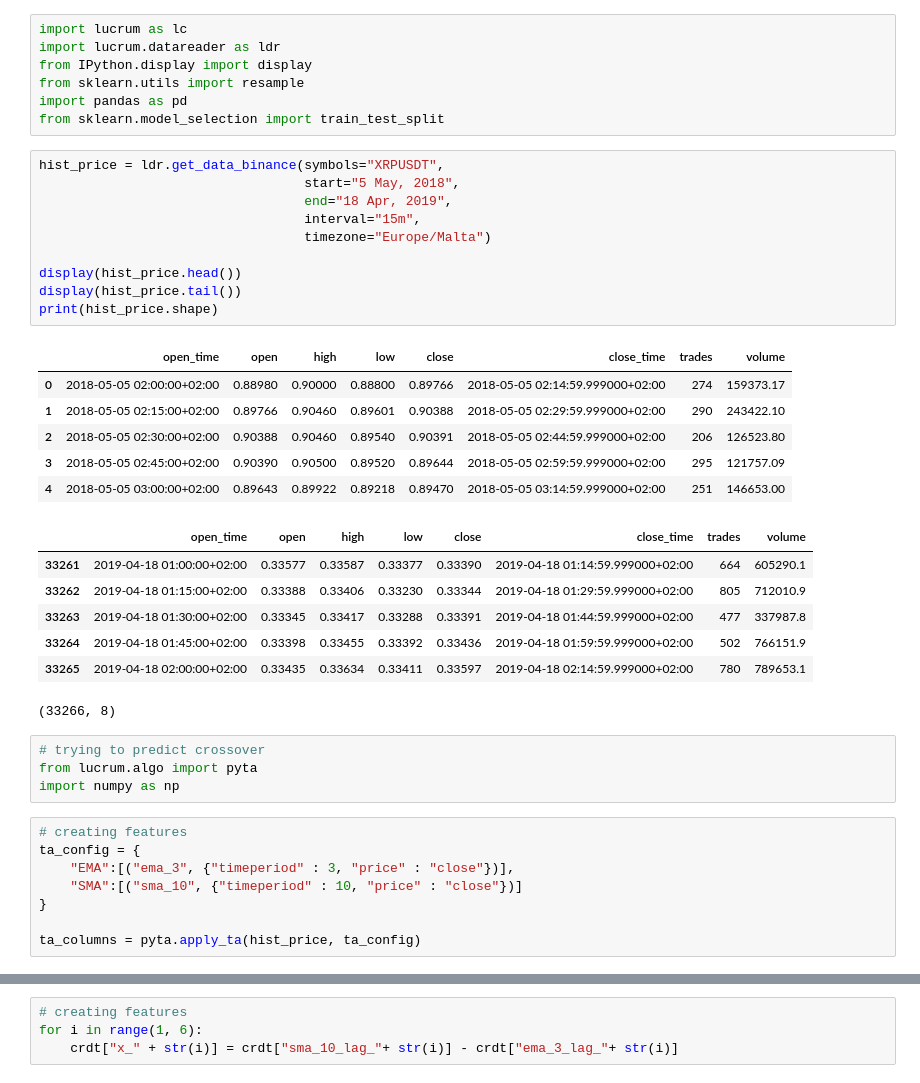
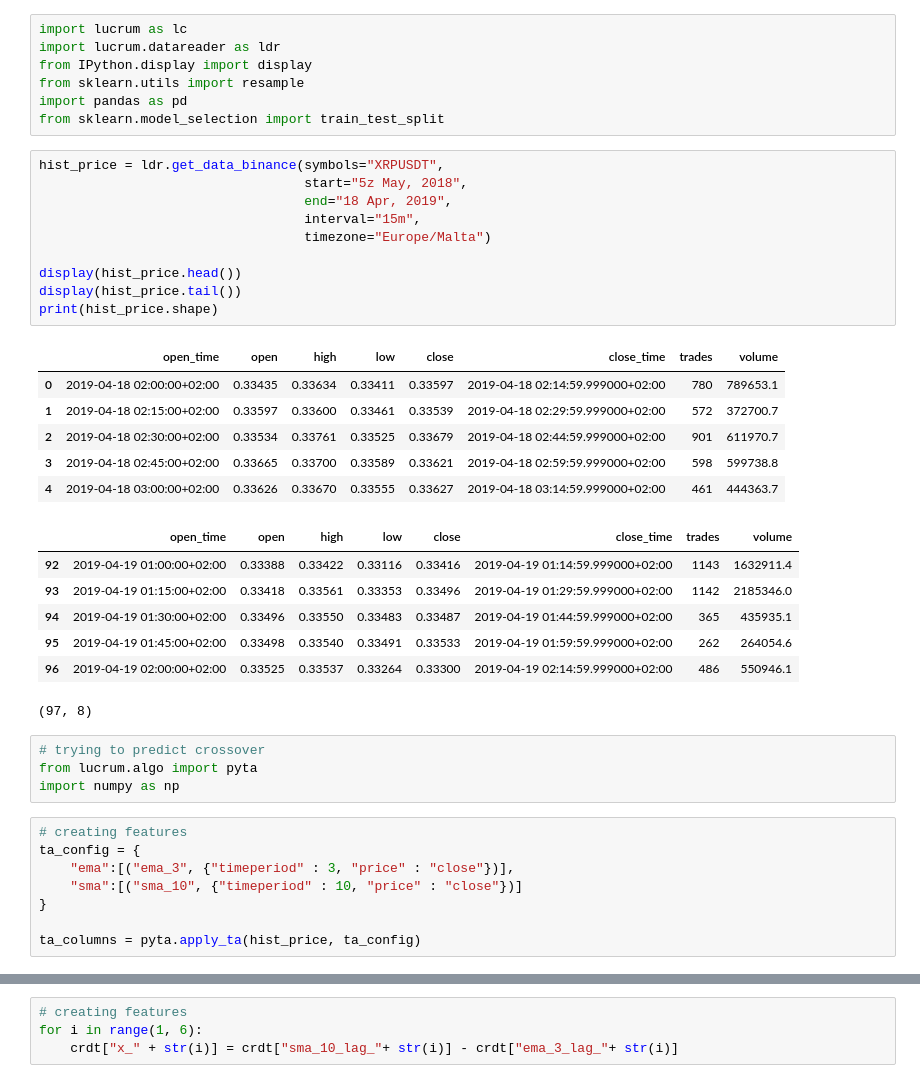
Before and after one commit to achmand/ari5123_assignment, a Jupyter notebook: src/Playground.ipynb, the cells around one changed output, grey strips where cells are left out. Drawn from its saved outputs; the diff is of its cells as text.

```diff
--- a/src/Playground.ipynb
+++ b/src/Playground.ipynb
@@ -7,28 +7,28 @@ import pandas as pd
 from sklearn.model_selection import train_test_split
 # %%
 hist_price = ldr.get_data_binance(symbols="XRPUSDT",
-                                  start="5 May, 2018",
+                                  start="5z May, 2018",
                                   end="18 Apr, 2019",
                                   interval="15m",
                                   timezone="Europe/Malta")
 
 display(hist_price.head())
 display(hist_price.tail())
 print(hist_price.shape)
 # %% [output]
 |  | open_time | open | high | low | close | close_time | trades | volume |
-| 0 | 2018-05-05 02:00:00+02:00 | 0.88980 | 0.90000 | 0.88800 | 0.89766 | 2018-05-05 02:14:59.999000+02:00 | 274 | 159373.17 |
-| 1 | 2018-05-05 02:15:00+02:00 | 0.89766 | 0.90460 | 0.89601 | 0.90388 | 2018-05-05 02:29:59.999000+02:00 | 290 | 243422.10 |
-| 2 | 2018-05-05 02:30:00+02:00 | 0.90388 | 0.90460 | 0.89540 | 0.90391 | 2018-05-05 02:44:59.999000+02:00 | 206 | 126523.80 |
-| 3 | 2018-05-05 02:45:00+02:00 | 0.90390 | 0.90500 | 0.89520 | 0.89644 | 2018-05-05 02:59:59.999000+02:00 | 295 | 121757.09 |
-| 4 | 2018-05-05 03:00:00+02:00 | 0.89643 | 0.89922 | 0.89218 | 0.89470 | 2018-05-05 03:14:59.999000+02:00 | 251 | 146653.00 |
+| 0 | 2019-04-18 02:00:00+02:00 | 0.33435 | 0.33634 | 0.33411 | 0.33597 | 2019-04-18 02:14:59.999000+02:00 | 780 | 789653.1 |
+| 1 | 2019-04-18 02:15:00+02:00 | 0.33597 | 0.33600 | 0.33461 | 0.33539 | 2019-04-18 02:29:59.999000+02:00 | 572 | 372700.7 |
+| 2 | 2019-04-18 02:30:00+02:00 | 0.33534 | 0.33761 | 0.33525 | 0.33679 | 2019-04-18 02:44:59.999000+02:00 | 901 | 611970.7 |
+| 3 | 2019-04-18 02:45:00+02:00 | 0.33665 | 0.33700 | 0.33589 | 0.33621 | 2019-04-18 02:59:59.999000+02:00 | 598 | 599738.8 |
+| 4 | 2019-04-18 03:00:00+02:00 | 0.33626 | 0.33670 | 0.33555 | 0.33627 | 2019-04-18 03:14:59.999000+02:00 | 461 | 444363.7 |
 |  | open_time | open | high | low | close | close_time | trades | volume |
-| 33261 | 2019-04-18 01:00:00+02:00 | 0.33577 | 0.33587 | 0.33377 | 0.33390 | 2019-04-18 01:14:59.999000+02:00 | 664 | 605290.1 |
-| 33262 | 2019-04-18 01:15:00+02:00 | 0.33388 | 0.33406 | 0.33230 | 0.33344 | 2019-04-18 01:29:59.999000+02:00 | 805 | 712010.9 |
-| 33263 | 2019-04-18 01:30:00+02:00 | 0.33345 | 0.33417 | 0.33288 | 0.33391 | 2019-04-18 01:44:59.999000+02:00 | 477 | 337987.8 |
-| 33264 | 2019-04-18 01:45:00+02:00 | 0.33398 | 0.33455 | 0.33392 | 0.33436 | 2019-04-18 01:59:59.999000+02:00 | 502 | 766151.9 |
-| 33265 | 2019-04-18 02:00:00+02:00 | 0.33435 | 0.33634 | 0.33411 | 0.33597 | 2019-04-18 02:14:59.999000+02:00 | 780 | 789653.1 |
+| 92 | 2019-04-19 01:00:00+02:00 | 0.33388 | 0.33422 | 0.33116 | 0.33416 | 2019-04-19 01:14:59.999000+02:00 | 1143 | 1632911.4 |
+| 93 | 2019-04-19 01:15:00+02:00 | 0.33418 | 0.33561 | 0.33353 | 0.33496 | 2019-04-19 01:29:59.999000+02:00 | 1142 | 2185346.0 |
+| 94 | 2019-04-19 01:30:00+02:00 | 0.33496 | 0.33550 | 0.33483 | 0.33487 | 2019-04-19 01:44:59.999000+02:00 | 365 | 435935.1 |
+| 95 | 2019-04-19 01:45:00+02:00 | 0.33498 | 0.33540 | 0.33491 | 0.33533 | 2019-04-19 01:59:59.999000+02:00 | 262 | 264054.6 |
+| 96 | 2019-04-19 02:00:00+02:00 | 0.33525 | 0.33537 | 0.33264 | 0.33300 | 2019-04-19 02:14:59.999000+02:00 | 486 | 550946.1 |
-(33266, 8)
+(97, 8)
 # %%
 # trying to predict crossover
 from lucrum.algo import pyta
@@ -36,8 +36,8 @@ import numpy as np
 # %%
 # creating features
 ta_config = {
-    "EMA":[("ema_3", {"timeperiod" : 3, "price" : "close"})],
-    "SMA":[("sma_10", {"timeperiod" : 10, "price" : "close"})]
+    "ema":[("ema_3", {"timeperiod" : 3, "price" : "close"})],
+    "sma":[("sma_10", {"timeperiod" : 10, "price" : "close"})]
 }
 
 ta_columns = pyta.apply_ta(hist_price, ta_config)
```
Also changed, not shown: parts of 8 cells of this notebook, 8 other files.
